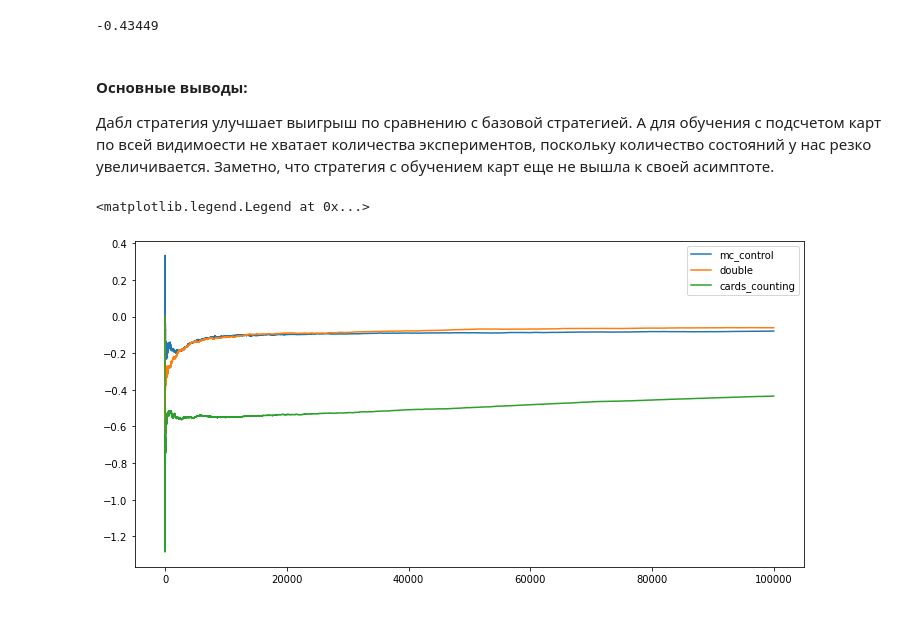
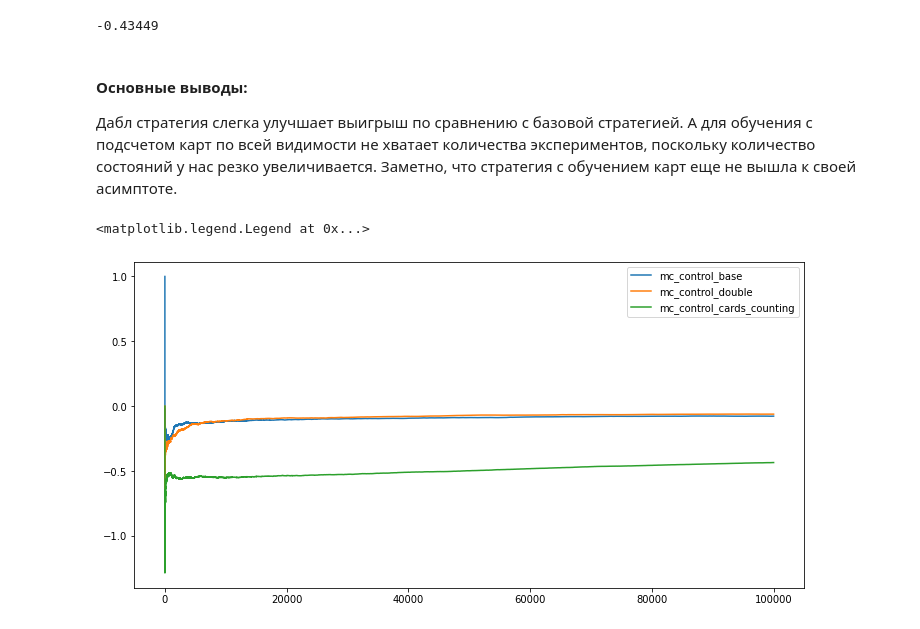
Before and after one commit to Chydfile/DL-3, a Jupyter notebook: HW-1/Popova Maria HW-1.ipynb, the cells around one changed output. Cells and saved outputs as stored; diff of their text form; code cells hidden in the pictures.

```diff
--- a/HW-1/Popova Maria HW-1.ipynb
+++ b/HW-1/Popova Maria HW-1.ipynb
@@ -181,7 +181,7 @@ def mc_control(env, num_episodes):
     nA = env.action_space.n
     Q = defaultdict(lambda: np.zeros(nA))
     for i_episode in range(1, num_episodes+1):
-        epsilon = epsilon * epsilon * 0.99
+        epsilon = epsilon * 0.99
         if i_episode % 1000 == 0:
             print("\rEpisode {}/{}.".format(i_episode, num_episodes), end="")
             sys.stdout.flush()
@@ -494,13 +494,13 @@ mean_rewards_double_counting[-1]
 -0.43449
 # %% [markdown]
 #### Основные выводы:
-Дабл стратегия улучшает выигрыш по сравнению с базовой стратегией. А для обучения с подсчетом карт по всей видимоести не хватает количества экспериментов, поскольку количество состояний у нас резко увеличивается. Заметно, что стратегия с обучением карт еще не вышла к своей асимптоте.
+Дабл стратегия слегка улучшает выигрыш по сравнению с базовой стратегией. А для обучения с подсчетом карт по всей видимости не хватает количества экспериментов, поскольку количество состояний у нас резко увеличивается. Заметно, что стратегия с обучением карт еще не вышла к своей асимптоте.
 # %%
 fig, ax = plt.subplots(1, 1, figsize=(12, 6))
-ax.plot(mean_rewards_1, label="mc_control")
-ax.plot(mean_rewards_double, label="double")
-ax.plot(mean_rewards_double_counting, label="cards_counting")
+ax.plot(mean_rewards_1, label="mc_control_base")
+ax.plot(mean_rewards_double, label="mc_control_double")
+ax.plot(mean_rewards_double_counting, label="mc_control_cards_counting")
 plt.legend()
 # %% [output]
 <matplotlib.legend.Legend at 0x...>
-[figure, old version]
+[figure, new version]
```
Also changed, not shown: parts of 3 cells of this notebook.
